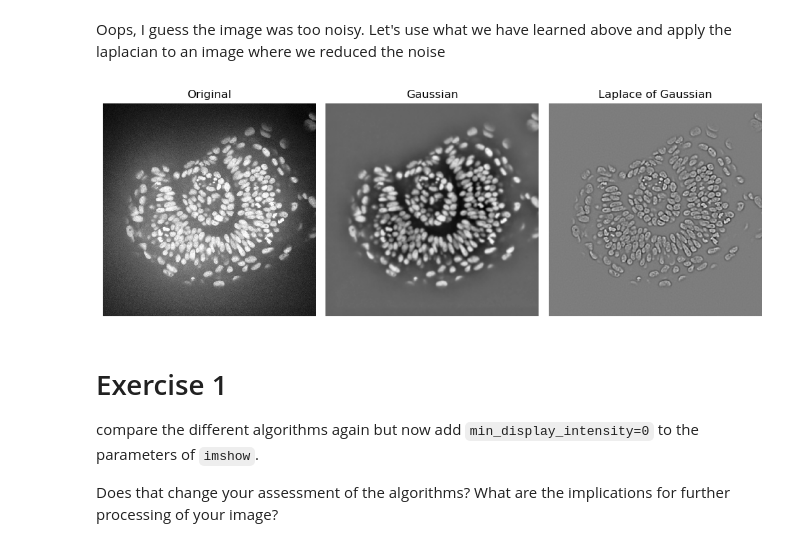
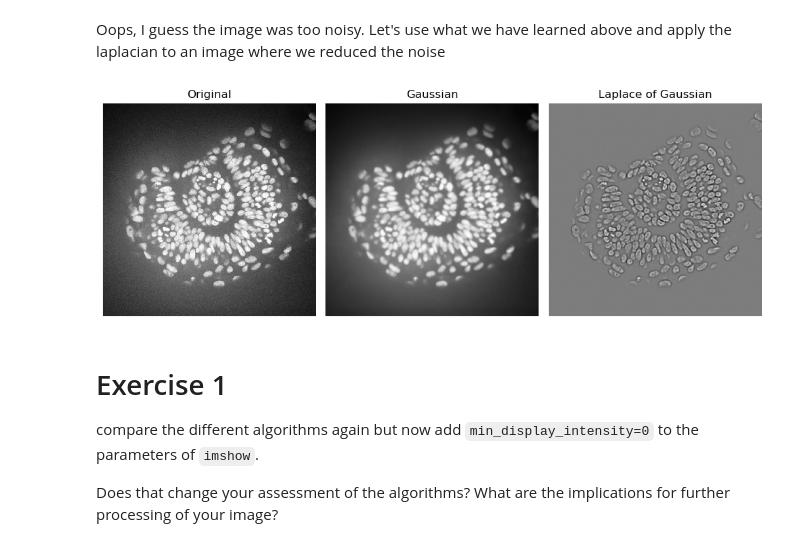
Before and after one commit to BiAPoL/Image-data-science-with-Python-and-Napari-EPFL2022, a Jupyter notebook: _sources/day2b_Image_Filters/09_Filters.ipynb, the cells around one changed output. Cells and saved outputs as stored; diff of their text form; code cells hidden in the pictures.

```diff
--- a/_sources/day2b_Image_Filters/09_Filters.ipynb
+++ b/_sources/day2b_Image_Filters/09_Filters.ipynb
@@ -183,20 +183,20 @@ Oops, I guess the image was too noisy. Let's use what we have learned above and
 # %%
 zfish_gaussian = gaussian(zfish_image, sigma=3)
 zfish_laplacian_of_gaussian = laplace(zfish_gaussian)
 
 fig, axs = plt.subplots(1, 3, figsize=(10,10))
 
 imshow(zfish_image, plot=axs[0])
 axs[0].set_title("Original")
-imshow(zfish_difference_of_gaussians, plot=axs[1])
+imshow(zfish_gaussian, plot=axs[1])
 axs[1].set_title("Gaussian")
 imshow(zfish_laplacian_of_gaussian, plot=axs[2])
 axs[2].set_title("Laplace of Gaussian")
 for ax in axs:
     ax.axis('off')
 plt.tight_layout()
 # %% [output]
-[figure, old version]
+[figure, new version]
 # %% [markdown]
 # Exercise 1
 
```
Also changed, not shown: parts of 1 cell of this notebook, 9 other files.
